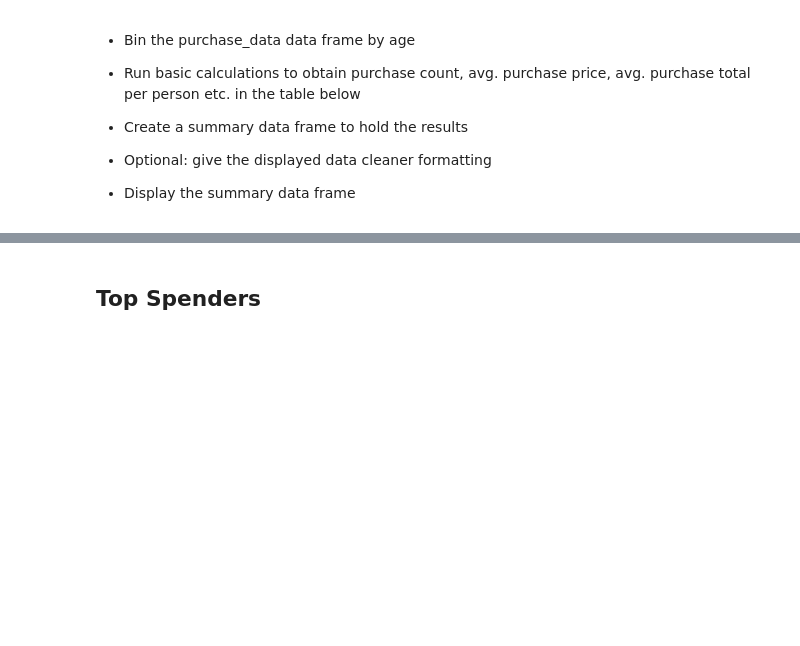
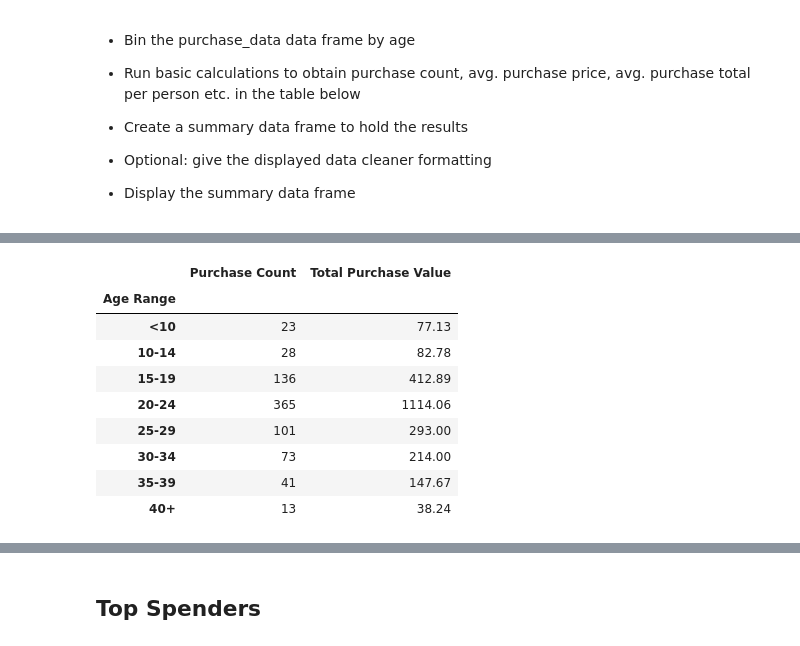
Before and after one commit to JustinCoulter/Exploring_Pandas, a Jupyter notebook: Heroes_Of_Pymoli/HeroesOfPymoli_starter.ipynb, the cells around one changed output, grey strips where cells are left out. Saved outputs shown, nothing was run; the diff lists cells and outputs as text; code cells hidden in the pictures; blank space fills up the shorter version.

```diff
--- a/Heroes_Of_Pymoli/HeroesOfPymoli_starter.ipynb
+++ b/Heroes_Of_Pymoli/HeroesOfPymoli_starter.ipynb
@@ -305,0 +349,15 @@ age_demo_df
+# %%
+# merge previous two tables
+purchasing_analysis = pd.merge(age_pur_count, age_tot_pur_value, on="Age Range")
+purchasing_analysis
+# %% [output]
+|  | Purchase Count | Total Purchase Value |
+| Age Range |  |  |
+| <10 | 23 | 77.13 |
+| 10-14 | 28 | 82.78 |
+| 15-19 | 136 | 412.89 |
+| 20-24 | 365 | 1114.06 |
+| 25-29 | 101 | 293.00 |
+| 30-34 | 73 | 214.00 |
+| 35-39 | 41 | 147.67 |
+| 40+ | 13 | 38.24 |
```
Also changed, not shown: parts of 9 cells of this notebook.
